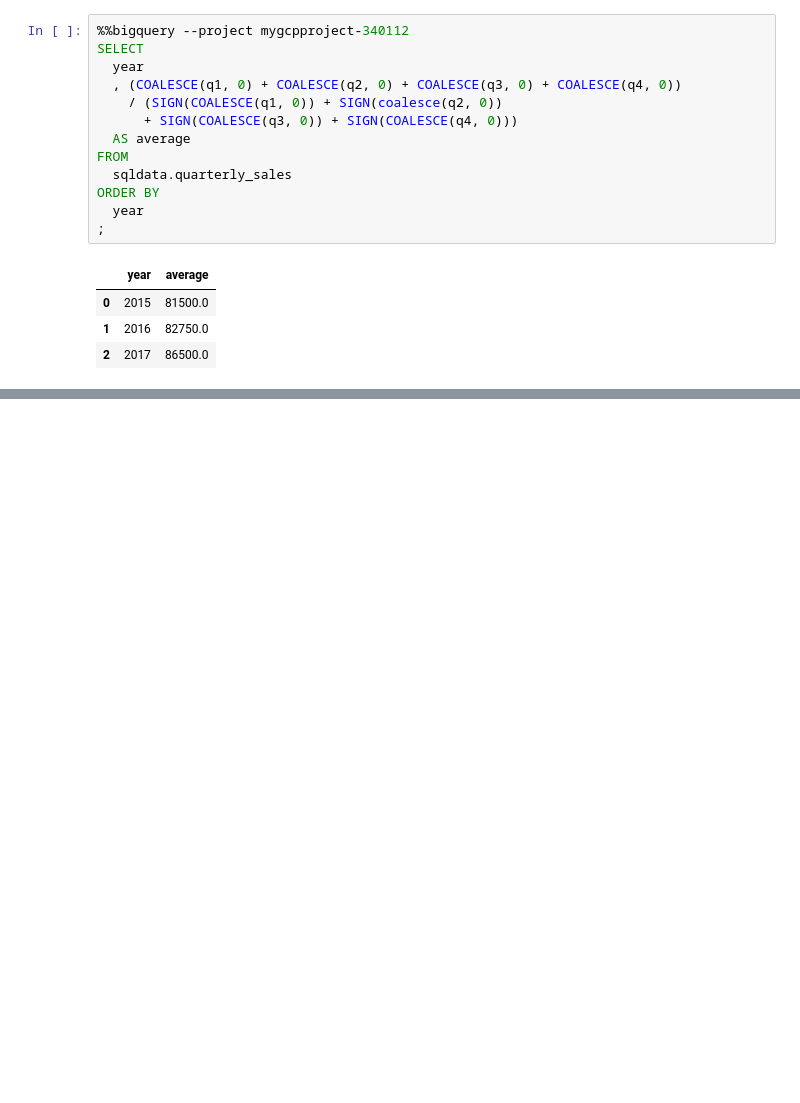
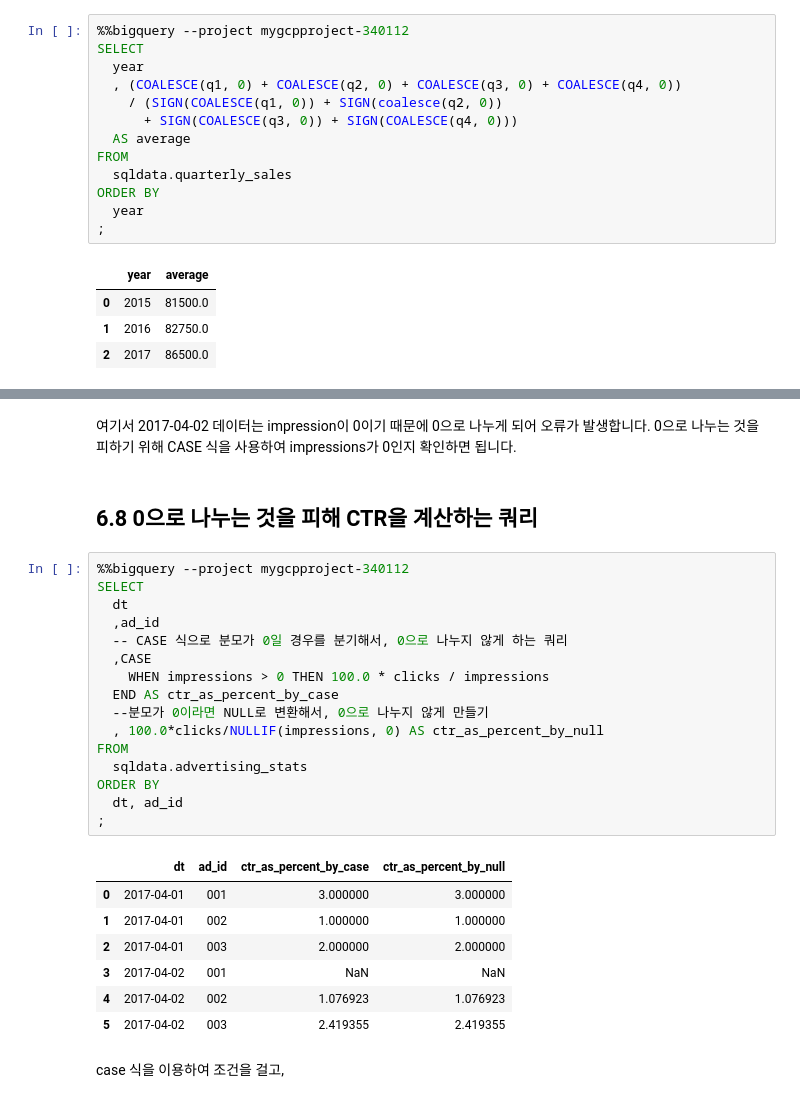
Before and after one commit to yhp2205/SQL, a Jupyter notebook: ch_6.ipynb, the cells around one changed output, grey strips where cells are left out. Cells and saved outputs as stored; diff of their text form; blank space fills up the shorter version.

```diff
--- a/ch_6.ipynb
+++ b/ch_6.ipynb
@@ -183,0 +230,30 @@ ORDER BY
+# %% [markdown]
+여기서 2017-04-02 데이터는 impression이 0이기 때문에 0으로 나누게 되어 오류가 발생합니다. 0으로 나누는 것을 피하기 위해 CASE 식을 사용하여 impressions가 0인지 확인하면 됩니다.
+# %% [markdown]
+## 6.8 0으로 나누는 것을 피해 CTR을 계산하는 쿼리
+# %%
+%%bigquery --project mygcpproject-340112
+SELECT
+  dt
+  ,ad_id
+  -- CASE 식으로 분모가 0일 경우를 분기해서, 0으로 나누지 않게 하는 쿼리
+  ,CASE
+    WHEN impressions > 0 THEN 100.0 * clicks / impressions
+  END AS ctr_as_percent_by_case
+  --분모가 0이라면 NULL로 변환해서, 0으로 나누지 않게 만들기
+  , 100.0*clicks/NULLIF(impressions, 0) AS ctr_as_percent_by_null
+FROM
+  sqldata.advertising_stats
+ORDER BY
+  dt, ad_id
+;
+# %% [output]
+|  | dt | ad_id | ctr_as_percent_by_case | ctr_as_percent_by_null |
+| 0 | 2017-04-01 | 001 | 3.000000 | 3.000000 |
+| 1 | 2017-04-01 | 002 | 1.000000 | 1.000000 |
+| 2 | 2017-04-01 | 003 | 2.000000 | 2.000000 |
+| 3 | 2017-04-02 | 001 | NaN | NaN |
+| 4 | 2017-04-02 | 002 | 1.076923 | 1.076923 |
+| 5 | 2017-04-02 | 003 | 2.419355 | 2.419355 |
+# %% [markdown]
+case 식을 이용하여 조건을 걸고,
```
Also changed, not shown: parts of 7 cells of this notebook.
